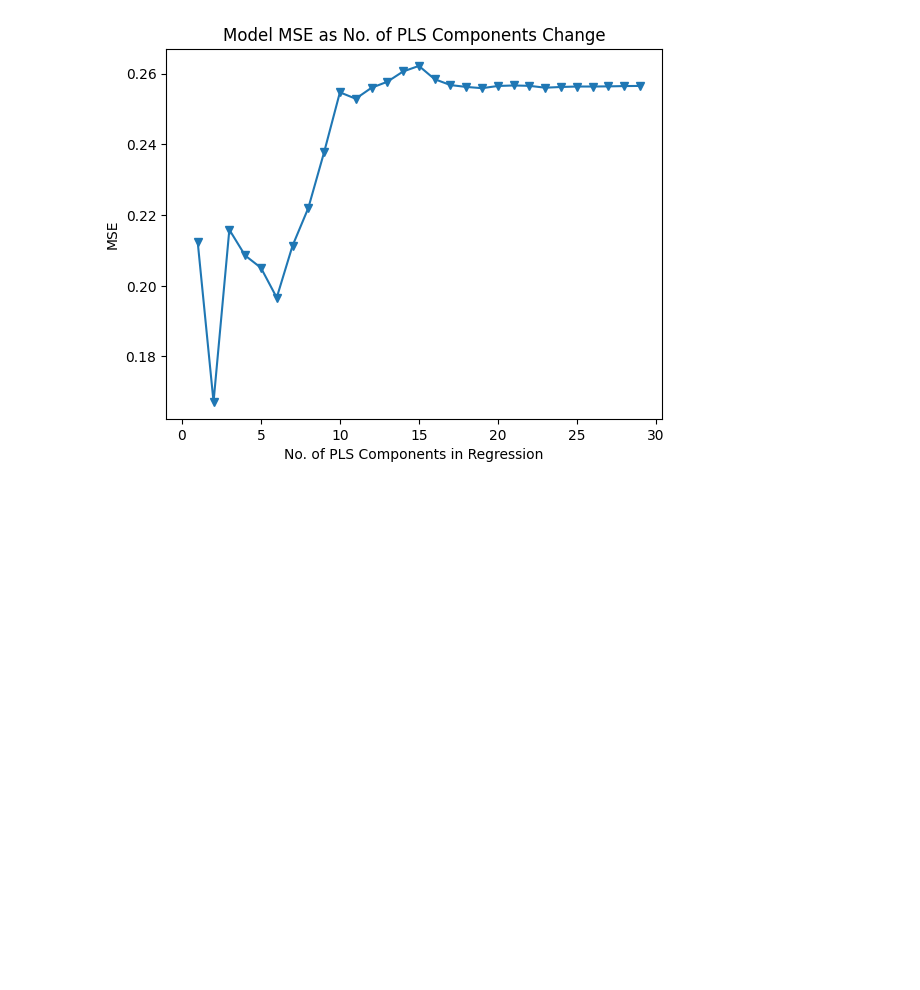
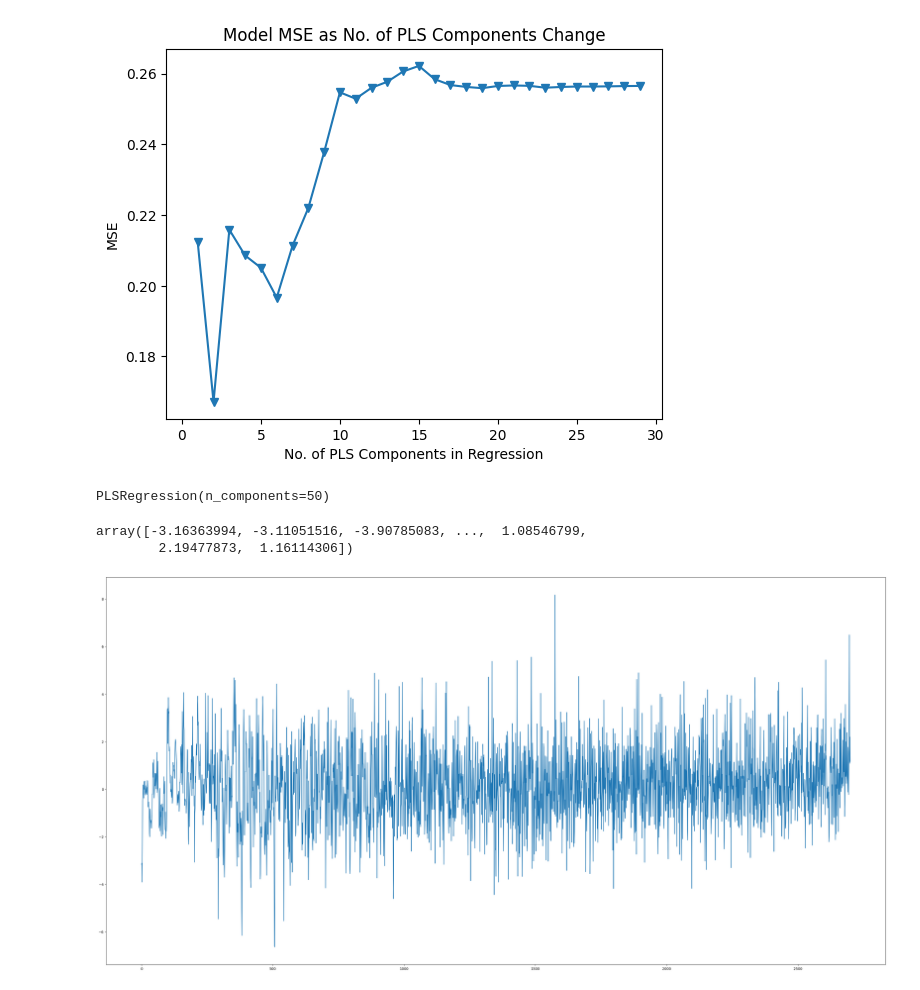
Before and after one commit to BoMeyering/FirmlyRooted_data_analysis, a Jupyter notebook: src/analysis_2/pls_modeling.ipynb, the cells around one changed output. Saved outputs shown, nothing was run; the diff lists cells and outputs as text; code cells hidden in the pictures; blank space fills up the shorter version.

```diff
--- a/src/analysis_2/pls_modeling.ipynb
+++ b/src/analysis_2/pls_modeling.ipynb
@@ -32,4 +32,7 @@ den_df
 | 135 | vec.143 | 17W_73 | 42.962000 | 365.344960 | 49.922000 | 417.659670 | 49.922000 | 417.659670 | 0.714286 | 0.680672 | ... |
 136 rows × 2708 columns
 # %%
-pls_peak = PLSRegression(n_components=50)
+pls_peak = PLSRegression(n_components=50, scale=True)
+X
+# x_scaler = StandardScaler(copy=True, with_mean=True, with_std=True)
+# X_scaled, Y_scaled = scaler.fit(X, Y)
@@ -123,3 +140,19 @@ plt.xlim(xmin=-1)
 plt.show()
 # %% [output]
 [figure]
+# %%
+pls_peak.fit(X, Y)
+# %% [output]
+PLSRegression(n_components=50)
+# %%
+pls_peak.coef_.flatten()
+# %% [output]
+array([-3.16363994, -3.11051516, -3.90785083, ...,  1.08546799,
+        2.19477873,  1.16114306])
+# %%
+plt.close()
+plt.figure(figsize=(40, 20))
+plt.plot([i for i in range(2700)], pls_peak.coef_.flatten())
+plt.show()
+# %% [output]
+[figure, added]
```
Also changed, not shown: parts of 2 cells of this notebook, 6 other files.
